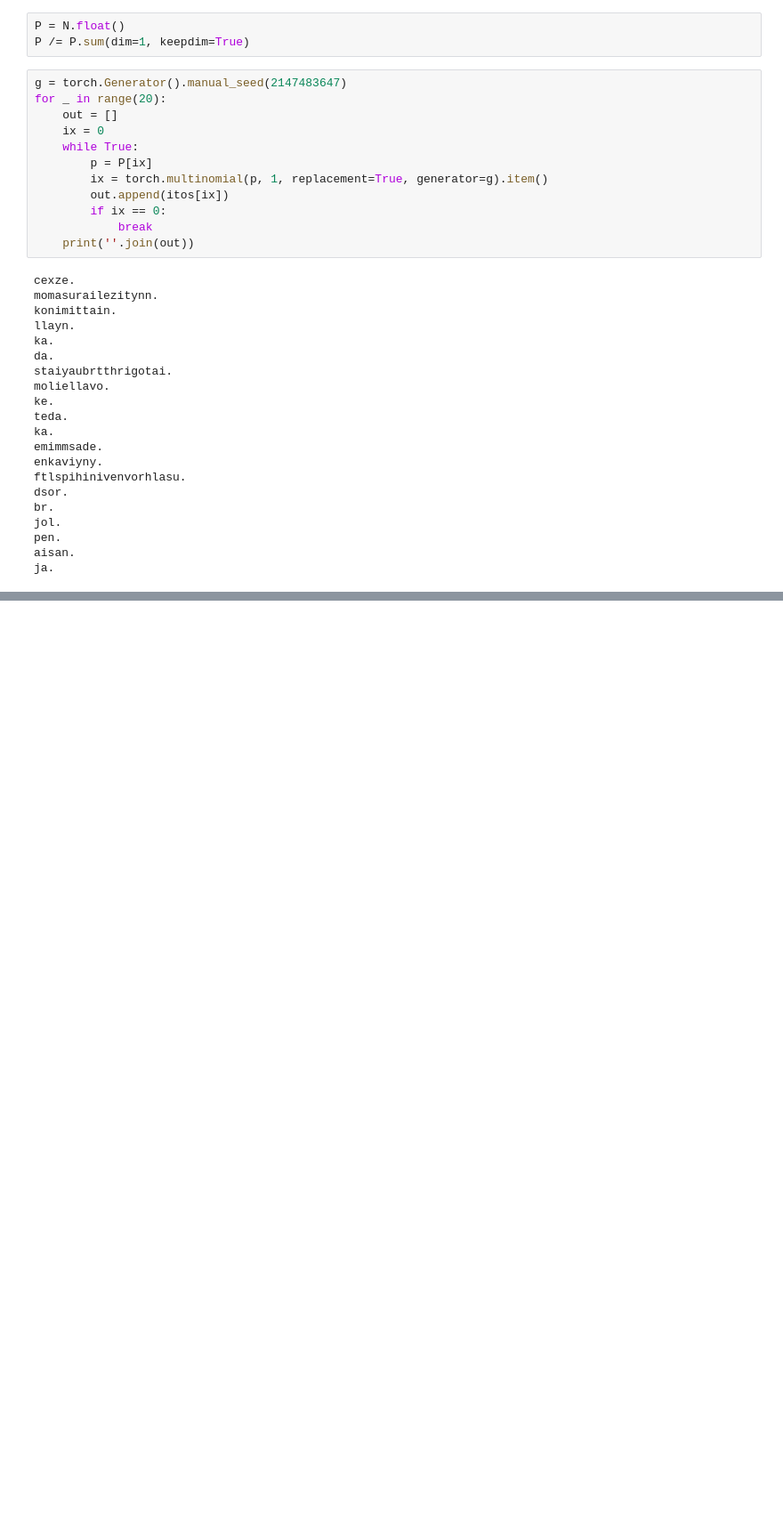
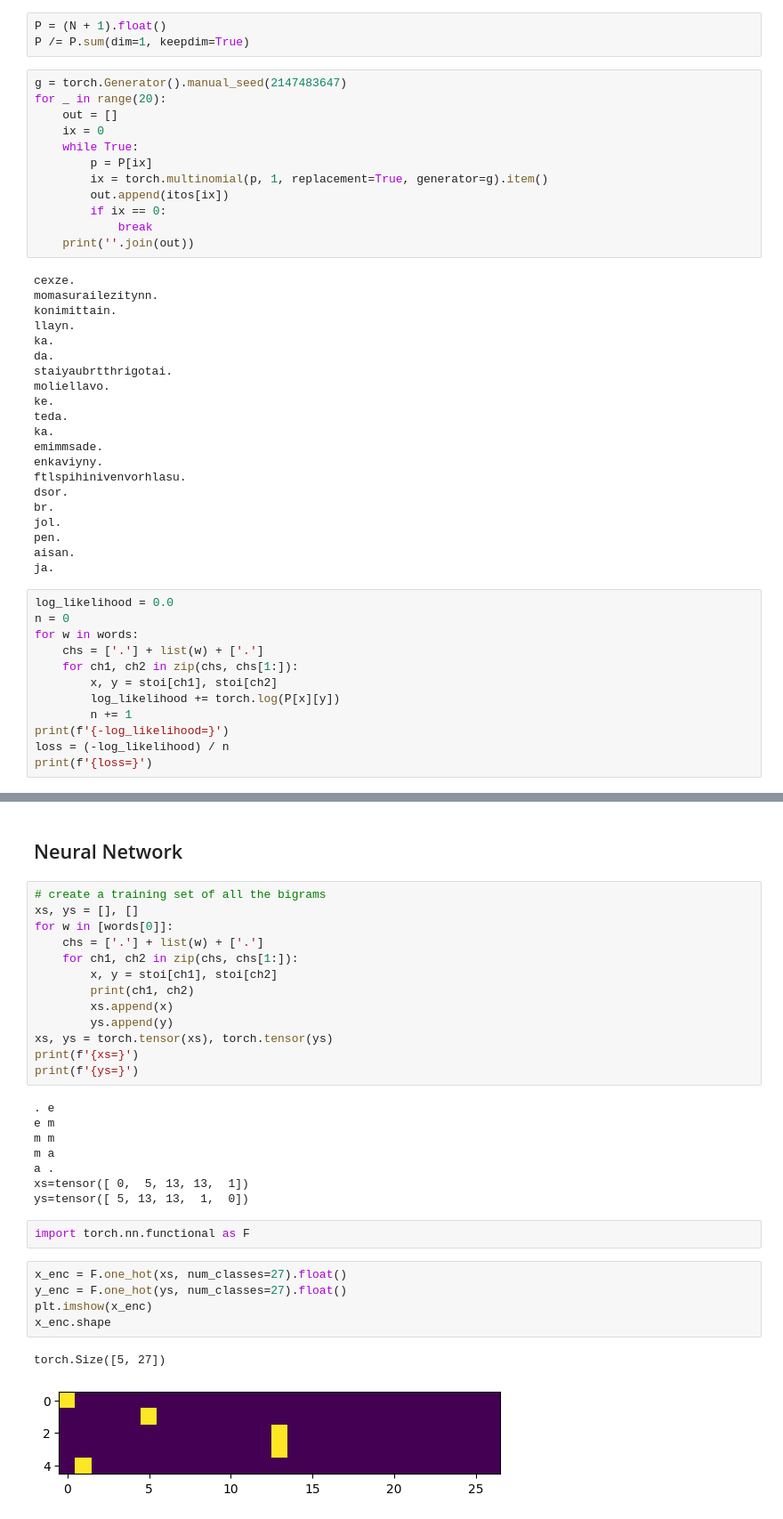
Before and after one commit to SatvikR/learn_ml, a Jupyter notebook: karpathy/makemore_1.ipynb, the cells around one changed output, grey strips where cells are left out. Shown: that part at 89% size. Cells and saved outputs as stored; diff of their text form; blank space fills up the shorter version.

```diff
--- a/karpathy/makemore_1.ipynb
+++ b/karpathy/makemore_1.ipynb
@@ -59,7 +59,7 @@ itos[ix]
 # %% [output]
 'c'
 # %%
-P = N.float()
+P = (N + 1).float()
 P /= P.sum(dim=1, keepdim=True)
 # %%
 g = torch.Generator().manual_seed(2147483647)
@@ -94,3 +94,15 @@ jol.
 pen.
 aisan.
 ja.
+# %%
+log_likelihood = 0.0
+n = 0
+for w in words:
+    chs = ['.'] + list(w) + ['.']
+    for ch1, ch2 in zip(chs, chs[1:]):
+        x, y = stoi[ch1], stoi[ch2]
+        log_likelihood += torch.log(P[x][y])
+        n += 1
+print(f'{-log_likelihood=}')
+loss = (-log_likelihood) / n
+print(f'{loss=}')
@@ -96,0 +112,33 @@ ja.
+# %% [markdown]
+## Neural Network
+# %%
+# create a training set of all the bigrams
+xs, ys = [], []
+for w in [words[0]]:
+    chs = ['.'] + list(w) + ['.']
+    for ch1, ch2 in zip(chs, chs[1:]):
+        x, y = stoi[ch1], stoi[ch2]
+        print(ch1, ch2)
+        xs.append(x)
+        ys.append(y)
+xs, ys = torch.tensor(xs), torch.tensor(ys)
+print(f'{xs=}')
+print(f'{ys=}')
+# %% [output]
+. e
+e m
+m m
+m a
+a .
+xs=tensor([ 0,  5, 13, 13,  1])
+ys=tensor([ 5, 13, 13,  1,  0])
+# %%
+import torch.nn.functional as F
+# %%
+x_enc = F.one_hot(xs, num_classes=27).float()
+y_enc = F.one_hot(ys, num_classes=27).float()
+plt.imshow(x_enc)
+x_enc.shape
+# %% [output]
+torch.Size([5, 27])
+[figure, added]
```
Also changed, not shown: parts of 12 cells of this notebook.
